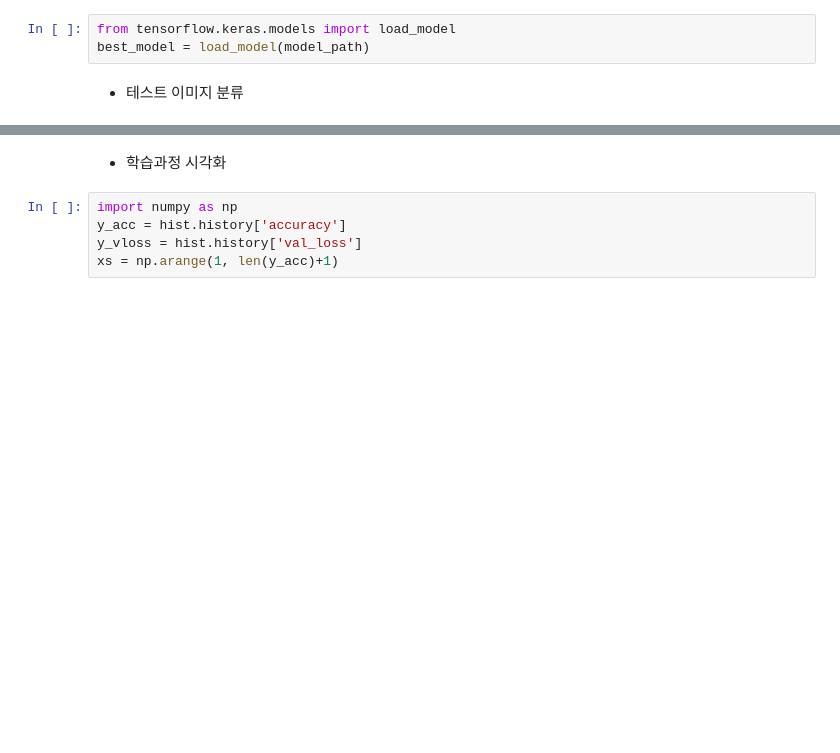
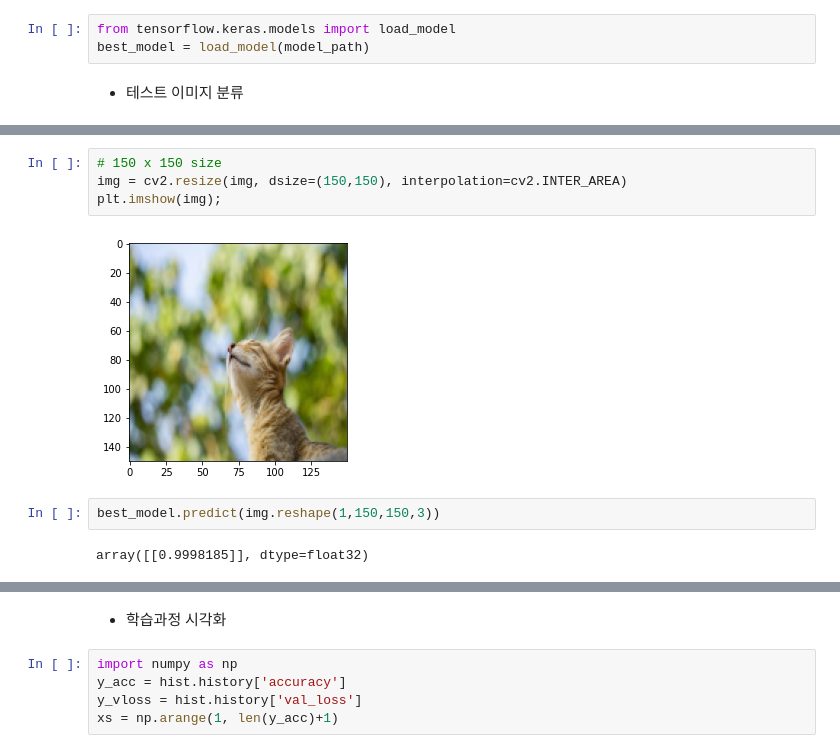
Before and after one commit to 0jipy/DeepLearning_2022_01, a Jupyter notebook: 02.CNN/24_cats_and_dogs_v3(full_data).ipynb, the cells around one changed output, grey strips where cells are left out. Saved outputs shown, nothing was run; the diff lists cells and outputs as text; blank space fills up the shorter version.

```diff
--- a/02.CNN/24_cats_and_dogs_v3(full_data).ipynb
+++ b/02.CNN/24_cats_and_dogs_v3(full_data).ipynb
@@ -228,3 +259,13 @@ Saving dog4.jfif to dog4.jfif
+# %%
+# 150 x 150 size
+img = cv2.resize(img, dsize=(150,150), interpolation=cv2.INTER_AREA)
+plt.imshow(img);
+# %% [output]
+[figure, added]
+# %%
+best_model.predict(img.reshape(1,150,150,3))
+# %% [output]
+array([[0.9998185]], dtype=float32)
 # %%
 for fname in up.keys():
     img = cv2.imread(fname)[:,:,::-1]
```
Also changed, not shown: parts of 20 cells of this notebook, 5 other files.
